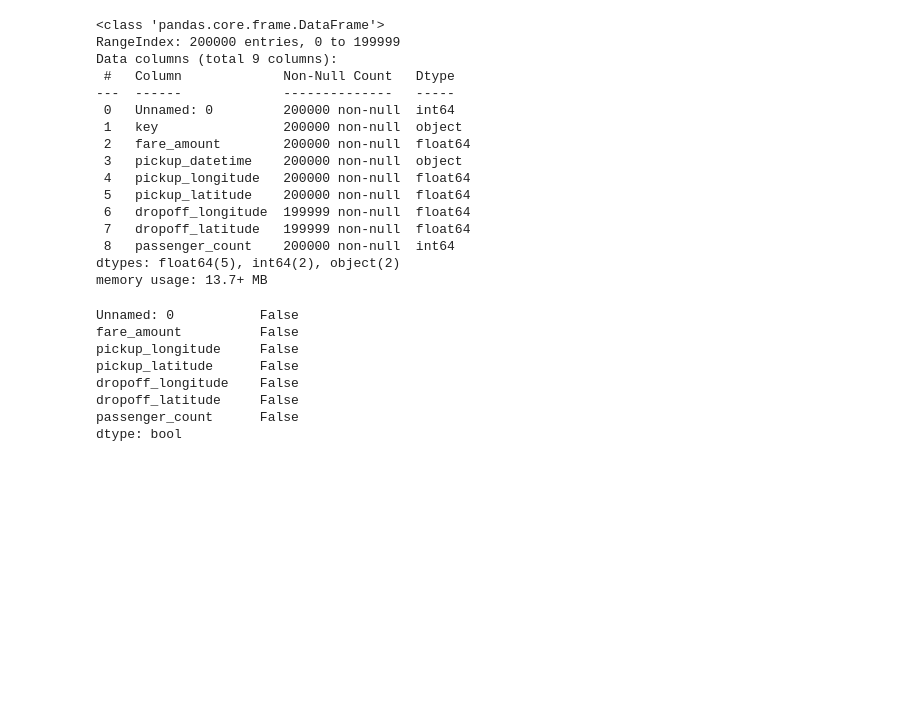
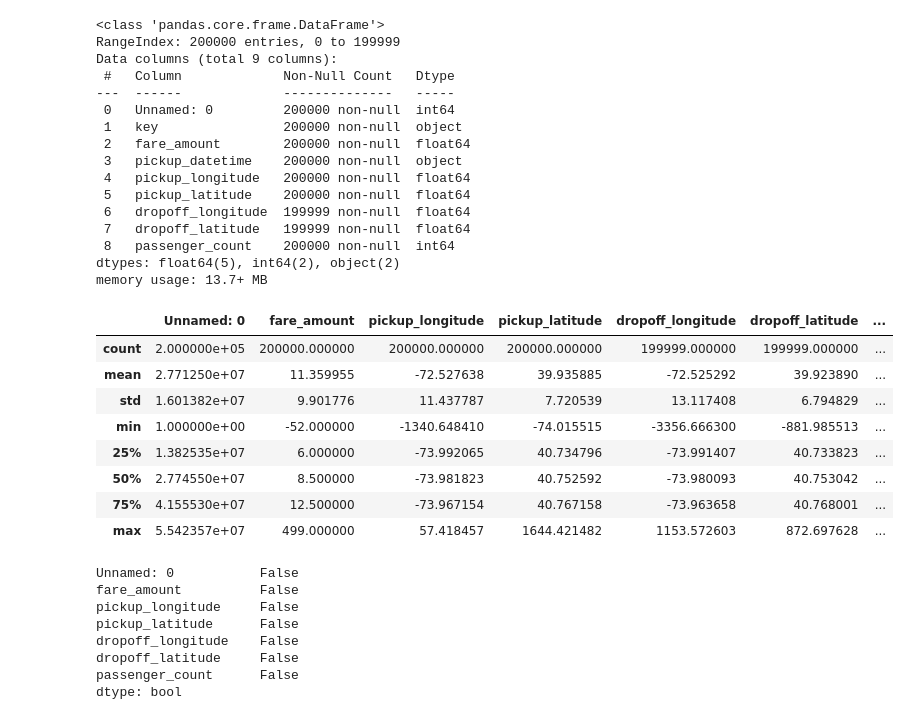
Before and after one commit to arcuellar88/midterm-project-ml-zoomcamp, a Jupyter notebook: notebook.ipynb, the cells around one changed output. Cells and saved outputs as stored; diff of their text form; code cells hidden in the pictures; blank space fills up the shorter version.

```diff
--- a/notebook.ipynb
+++ b/notebook.ipynb
@@ -104,6 +111,19 @@ Data columns (total 9 columns):
  8   passenger_count    200000 non-null  int64
 dtypes: float64(5), int64(2), object(2)
 memory usage: 13.7+ MB
+# %%
+# Min, max, mean, etc.
+df.describe()
+# %% [output]
+|  | Unnamed: 0 | fare_amount | pickup_longitude | pickup_latitude | dropoff_longitude | dropoff_latitude | ... |
+| count | 2.000000e+05 | 200000.000000 | 200000.000000 | 200000.000000 | 199999.000000 | 199999.000000 | ... |
+| mean | 2.771250e+07 | 11.359955 | -72.527638 | 39.935885 | -72.525292 | 39.923890 | ... |
+| std | 1.601382e+07 | 9.901776 | 11.437787 | 7.720539 | 13.117408 | 6.794829 | ... |
+| min | 1.000000e+00 | -52.000000 | -1340.648410 | -74.015515 | -3356.666300 | -881.985513 | ... |
+| 25% | 1.382535e+07 | 6.000000 | -73.992065 | 40.734796 | -73.991407 | 40.733823 | ... |
+| 50% | 2.774550e+07 | 8.500000 | -73.981823 | 40.752592 | -73.980093 | 40.753042 | ... |
+| 75% | 4.155530e+07 | 12.500000 | -73.967154 | 40.767158 | -73.963658 | 40.768001 | ... |
+| max | 5.542357e+07 | 499.000000 | 57.418457 | 1644.421482 | 1153.572603 | 872.697628 | ... |
 # %%
 # Check infinite values
 np.isinf(df.select_dtypes(include=[np.number])).any()
```
Also changed, not shown: parts of 34 cells of this notebook, 4 other files.
